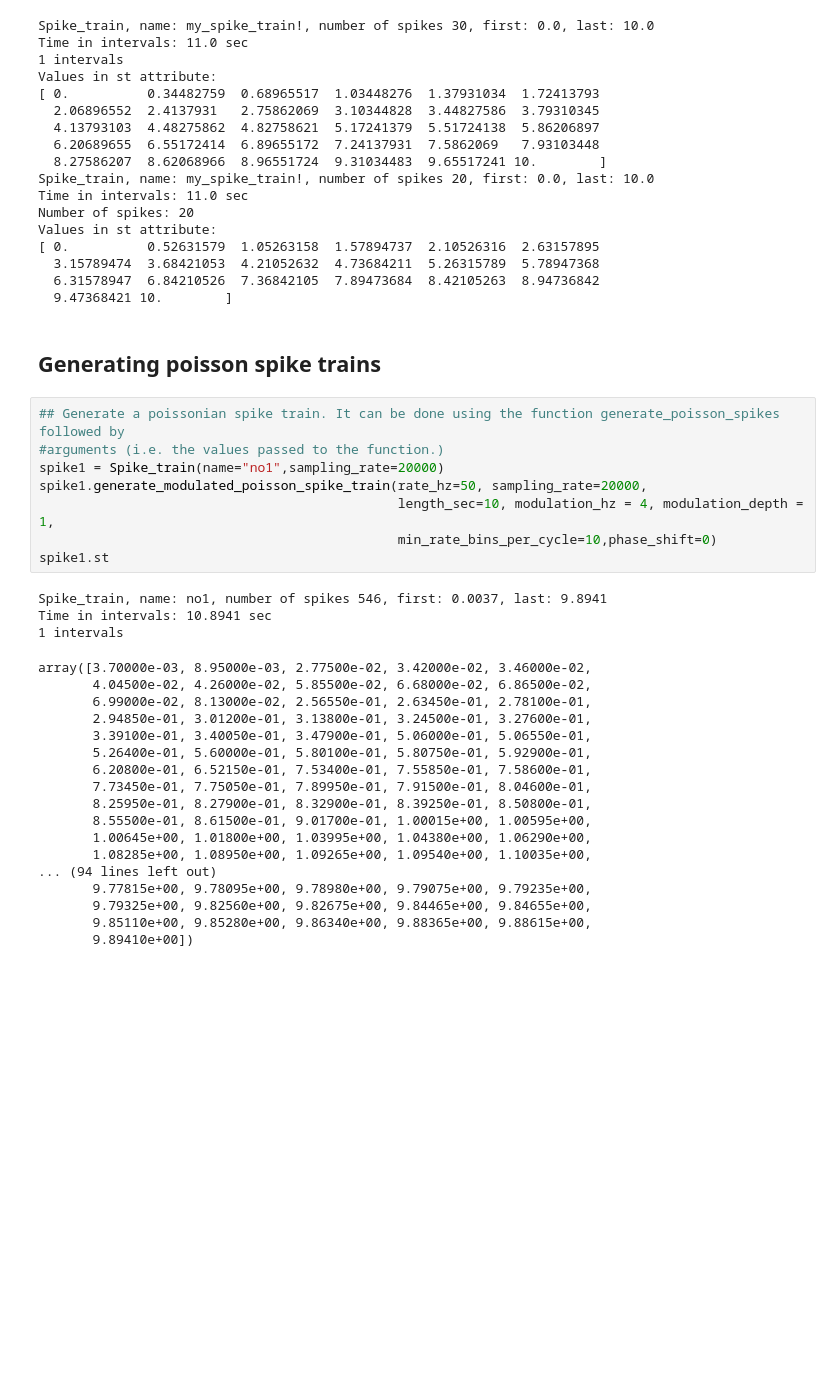
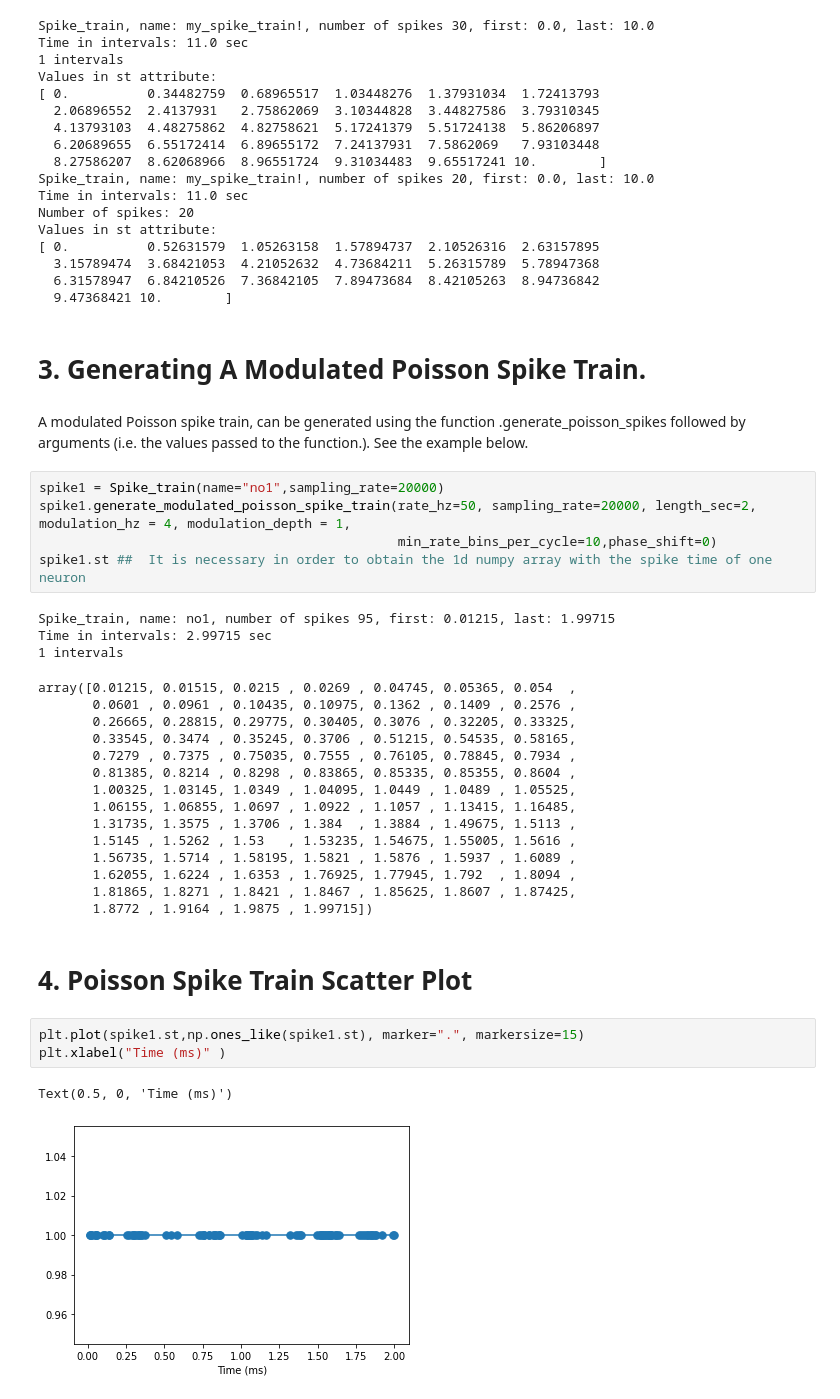
Before and after one commit to kevin-allen/spikeA, a Jupyter notebook: docs_notebooks/Spike_train_class.ipynb, the cells around one changed output. Saved outputs shown, nothing was run; the diff lists cells and outputs as text; blank space fills up the shorter version.

Commit message:
add the spike_train class document

```diff
--- a/docs_notebooks/Spike_train_class.ipynb
+++ b/docs_notebooks/Spike_train_class.ipynb
@@ -69,34 +69,39 @@ Values in st attribute:
   6.31578947  6.84210526  7.36842105  7.89473684  8.42105263  8.94736842
   9.47368421 10.        ]
 # %% [markdown]
-## Generating poisson spike trains
+# 3. Generating A Modulated Poisson Spike Train.
+# %% [markdown]
+A modulated Poisson spike train, can be generated using the function .generate_poisson_spikes followed by
+arguments (i.e. the values passed to the function.). See the example below.
 # %%
-## Generate a poissonian spike train. It can be done using the function generate_poisson_spikes followed by
-#arguments (i.e. the values passed to the function.)
 spike1 = Spike_train(name="no1",sampling_rate=20000)
-spike1.generate_modulated_poisson_spike_train(rate_hz=50, sampling_rate=20000,
-                                              length_sec=10, modulation_hz = 4, modulation_depth = 1,
+spike1.generate_modulated_poisson_spike_train(rate_hz=50, sampling_rate=20000, length_sec=2, modulation_hz = 4, modulation_depth = 1,
                                               min_rate_bins_per_cycle=10,phase_shift=0)
-spike1.st
+spike1.st ##  It is necessary in order to obtain the 1d numpy array with the spike time of one neuron
 # %% [output]
-Spike_train, name: no1, number of spikes 546, first: 0.0037, last: 9.8941
-Time in intervals: 10.8941 sec
+Spike_train, name: no1, number of spikes 95, first: 0.01215, last: 1.99715
+Time in intervals: 2.99715 sec
 1 intervals
-array([3.70000e-03, 8.95000e-03, 2.77500e-02, 3.42000e-02, 3.46000e-02,
-       4.04500e-02, 4.26000e-02, 5.85500e-02, 6.68000e-02, 6.86500e-02,
-       6.99000e-02, 8.13000e-02, 2.56550e-01, 2.63450e-01, 2.78100e-01,
-       2.94850e-01, 3.01200e-01, 3.13800e-01, 3.24500e-01, 3.27600e-01,
-       3.39100e-01, 3.40050e-01, 3.47900e-01, 5.06000e-01, 5.06550e-01,
-       5.26400e-01, 5.60000e-01, 5.80100e-01, 5.80750e-01, 5.92900e-01,
-       6.20800e-01, 6.52150e-01, 7.53400e-01, 7.55850e-01, 7.58600e-01,
-       7.73450e-01, 7.75050e-01, 7.89950e-01, 7.91500e-01, 8.04600e-01,
-       8.25950e-01, 8.27900e-01, 8.32900e-01, 8.39250e-01, 8.50800e-01,
-       8.55500e-01, 8.61500e-01, 9.01700e-01, 1.00015e+00, 1.00595e+00,
-       1.00645e+00, 1.01800e+00, 1.03995e+00, 1.04380e+00, 1.06290e+00,
-       1.08285e+00, 1.08950e+00, 1.09265e+00, 1.09540e+00, 1.10035e+00,
-... (94 lines left out)
-       9.77815e+00, 9.78095e+00, 9.78980e+00, 9.79075e+00, 9.79235e+00,
-       9.79325e+00, 9.82560e+00, 9.82675e+00, 9.84465e+00, 9.84655e+00,
-       9.85110e+00, 9.85280e+00, 9.86340e+00, 9.88365e+00, 9.88615e+00,
-       9.89410e+00])
+array([0.01215, 0.01515, 0.0215 , 0.0269 , 0.04745, 0.05365, 0.054  ,
+       0.0601 , 0.0961 , 0.10435, 0.10975, 0.1362 , 0.1409 , 0.2576 ,
+       0.26665, 0.28815, 0.29775, 0.30405, 0.3076 , 0.32205, 0.33325,
+       0.33545, 0.3474 , 0.35245, 0.3706 , 0.51215, 0.54535, 0.58165,
+       0.7279 , 0.7375 , 0.75035, 0.7555 , 0.76105, 0.78845, 0.7934 ,
+       0.81385, 0.8214 , 0.8298 , 0.83865, 0.85335, 0.85355, 0.8604 ,
+       1.00325, 1.03145, 1.0349 , 1.04095, 1.0449 , 1.0489 , 1.05525,
+       1.06155, 1.06855, 1.0697 , 1.0922 , 1.1057 , 1.13415, 1.16485,
+       1.31735, 1.3575 , 1.3706 , 1.384  , 1.3884 , 1.49675, 1.5113 ,
+       1.5145 , 1.5262 , 1.53   , 1.53235, 1.54675, 1.55005, 1.5616 ,
+       1.56735, 1.5714 , 1.58195, 1.5821 , 1.5876 , 1.5937 , 1.6089 ,
+       1.62055, 1.6224 , 1.6353 , 1.76925, 1.77945, 1.792  , 1.8094 ,
+       1.81865, 1.8271 , 1.8421 , 1.8467 , 1.85625, 1.8607 , 1.87425,
+       1.8772 , 1.9164 , 1.9875 , 1.99715])
+# %% [markdown]
+# 4. Poisson Spike Train Scatter Plot
+# %%
+plt.plot(spike1.st,np.ones_like(spike1.st), marker=".", markersize=15)
+plt.xlabel("Time (ms)" )
+# %% [output]
+Text(0.5, 0, 'Time (ms)')
+[figure, added]
 # %% [markdown]
```
Also changed, not shown: parts of 28 cells of this notebook, 1 other file.
